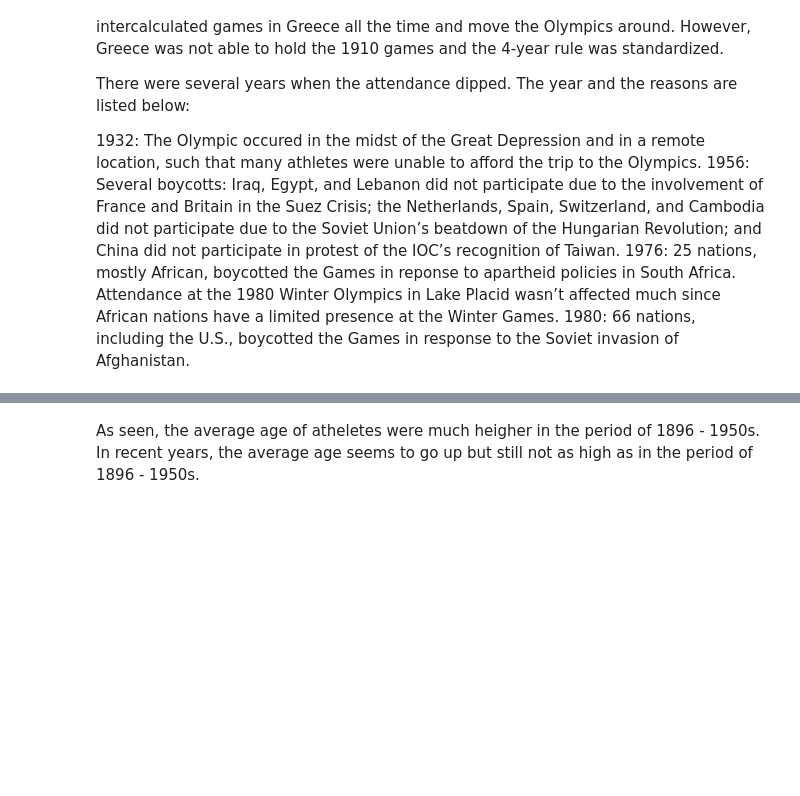
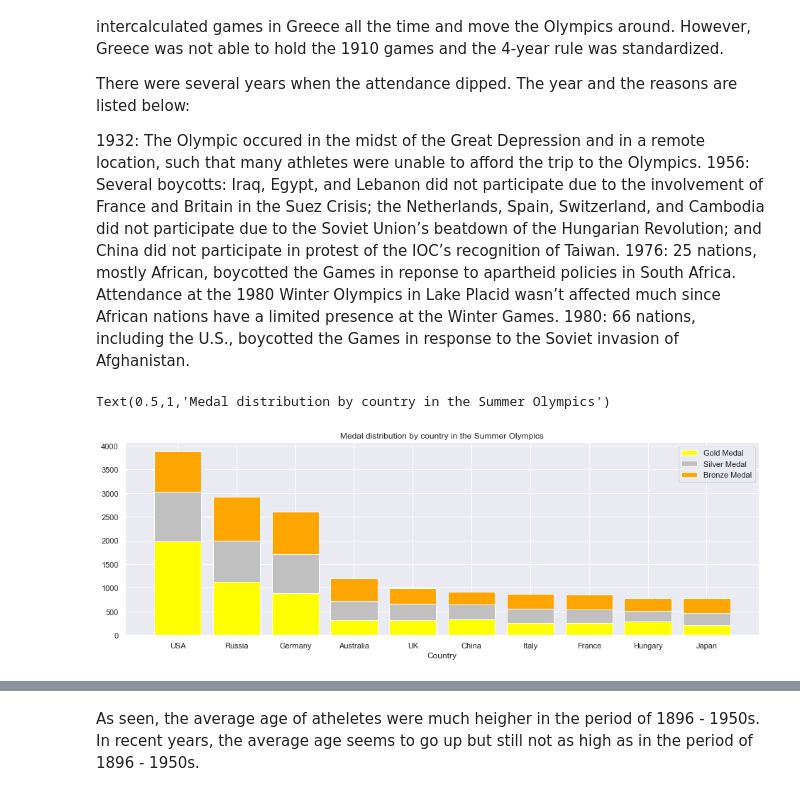
Before and after one commit to harryhancanada/learning, a Jupyter notebook: TeamProjectHarry.ipynb, the cells around one changed output, grey strips where cells are left out. Saved outputs shown, nothing was run; the diff lists cells and outputs as text; code cells hidden in the pictures; blank space fills up the shorter version.

```diff
--- a/TeamProjectHarry.ipynb
+++ b/TeamProjectHarry.ipynb
@@ -184,3 +181,32 @@ During the analyzed period, there were two times when no Olympics were organized
 There were several years when the attendance dipped. The year and the reasons are listed below:
 
 1932: The Olympic occured in the midst of the Great Depression and in a remote location, such that many athletes were unable to afford the trip to the Olympics. 1956: Several boycotts: Iraq, Egypt, and Lebanon did not participate due to the involvement of France and Britain in the Suez Crisis; the Netherlands, Spain, Switzerland, and Cambodia did not participate due to the Soviet Union’s beatdown of the Hungarian Revolution; and China did not participate in protest of the IOC’s recognition of Taiwan. 1976: 25 nations, mostly African, boycotted the Games in reponse to apartheid policies in South Africa. Attendance at the 1980 Winter Olympics in Lake Placid wasn’t affected much since African nations have a limited presence at the Winter Games. 1980: 66 nations, including the U.S., boycotted the Games in response to the Soviet invasion of Afghanistan.
+# %%
+summer_medals = dfmedal.loc[df['Season']=='Summer']
+winter_medals = dfmedal.loc[df['Season']=='Winter']
+top_n_countries = pd.value_counts(summer_medals['region']).iloc[:10].index
+tmp_country_medals = summer_medals[summer_medals['region'].isin(top_n_countries)]
+tmp_country_medals
+country_medals = pd.DataFrame(columns = ['region', 'Gold', 'Silver', 'Bronze', 'Total'])
+for i in top_n_countries:
+    tmp = summer_medals[summer_medals['region'] == i]
+    medals = pd.value_counts(tmp['Medal'])
+    country_medals = country_medals.append({'region': i, 'Gold': medals['Gold'], 'Silver': medals['Silver'],
+                                            'Bronze': medals['Bronze'], 'Total': medals['Gold'] + medals['Silver'] + medals['Bronze']
+                                           },ignore_index=True)
+    country_medals.sort_values('Total', ascending = False, inplace = True)
+
+x = country_medals['region']
+
+plt.figure(figsize = (16, 5))
+
+gold = plt.bar(x, country_medals['Gold'], color = 'yellow', label = 'Gold Medal')
+silver = plt.bar(x, country_medals['Silver'], bottom = country_medals['Gold'], color = 'silver', label = 'Silver Medal')
+bronze = plt.bar(x, country_medals['Bronze'], bottom = country_medals['Gold'] + country_medals['Silver'], color = 'orange', label = 'Bronze Medal')
+#plt.xticks(rotation = 60)
+plt.legend()
+plt.xlabel('Country')
+plt.title('Medal distribution by country in the Summer Olympics')
+# %% [output]
+Text(0.5,1,'Medal distribution by country in the Summer Olympics')
+[figure, added]
```
Also changed, not shown: parts of 89 cells of this notebook.
